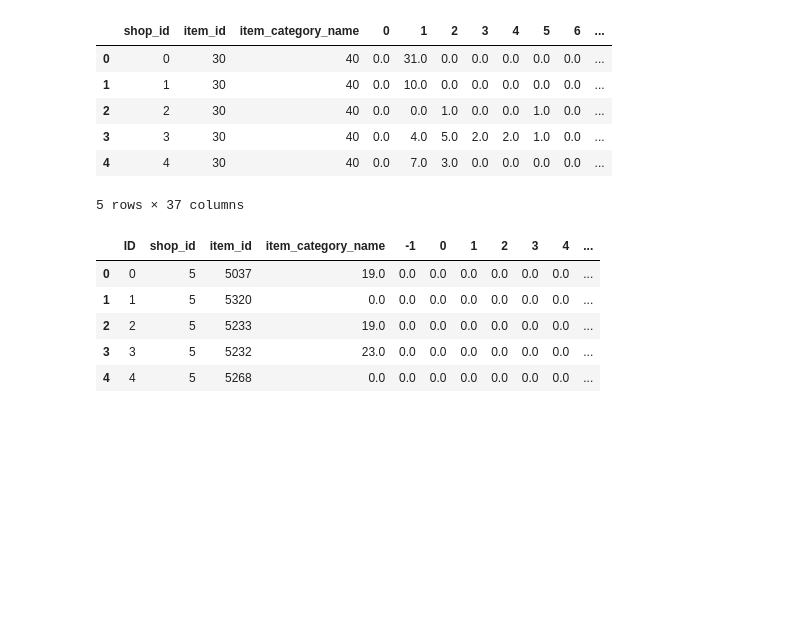
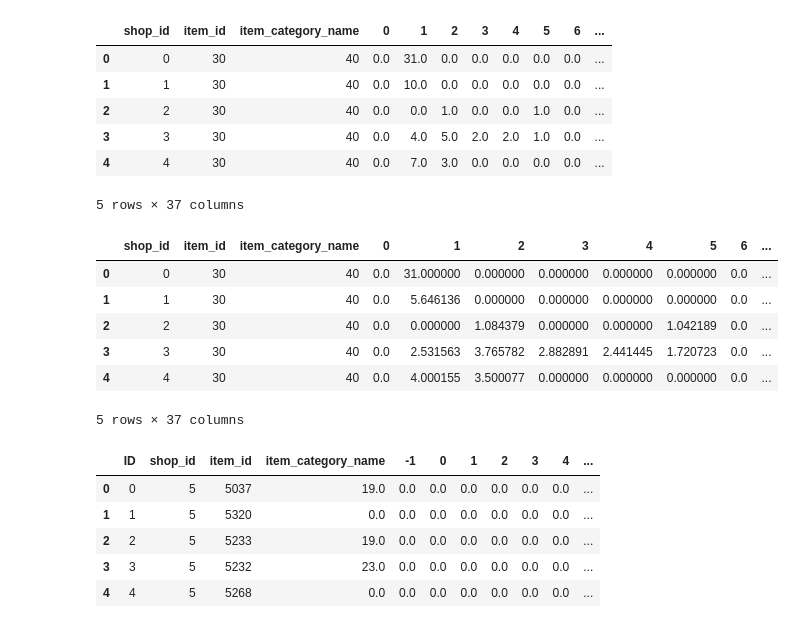
Before and after one commit to sajiaakhter/SalesForecasting, a Jupyter notebook: FutureSalesPrediction.ipynb, the cells around one changed output. Cells and saved outputs as stored; diff of their text form; code cells hidden in the pictures; blank space fills up the shorter version.

```diff
--- a/FutureSalesPrediction.ipynb
+++ b/FutureSalesPrediction.ipynb
@@ -953,5 +985,43 @@ train_df.head()
 | 3 | 3 | 30 | 40 | 0.0 | 4.0 | 5.0 | 2.0 | 2.0 | 1.0 | 0.0 | ... |
 | 4 | 4 | 30 | 40 | 0.0 | 7.0 | 3.0 | 0.0 | 0.0 | 0.0 | 0.0 | ... |
 5 rows × 37 columns
+# %%
+#add moving average to trainning datasets
+ma_sales = sales.groupby(["shop_id","item_id","date_block_num"])["item_cnt_day"].sum().reset_index("date_block_num")
+
+#ma_sales['SMA12'] = ma_sales['item_cnt_day'].rolling(12).mean()
+#ma_sales['SMA12'] = ma_sales['item_cnt_day'].expanding().mean()
+ma_sales['SMA12'] = ma_sales['item_cnt_day'].ewm(span=3).mean()
+#ma_sales['SMA12'] = ma_sales['item_cnt_day'].ewm(halflife=1).mean()
+ma_sales.dropna(inplace=True)
+
+#train_set with category id
+train_df = ma_sales.pivot_table(index=['shop_id', 'item_id'], columns='date_block_num', values='SMA12', aggfunc='sum').fillna(0.0)
+train_df = train_df.reset_index()
+train_df["shop_id"] = train_df.shop_id.astype("int")
+train_df["item_id"] = train_df.item_id.astype("int")
+
+#x = train_df[(train_df.shop_id == 5) & (train_df.item_id == 5232)]
+#y = train_df1[(train_df1.shop_id == 5) & (train_df1.item_id == 5232)]
+#print(train_df.head(),train_df1.head(),ma_sales.head())
+
+item_cat_df = items.merge(item_categories[['item_category_id','item_category_name']], how="inner", on="item_category_id")[['item_id','item_category_name']]
+item_cat_df['item_id'] = item_cat_df.item_id.astype('int')
+train_df = train_df.merge(item_cat_df, how="inner", on="item_id")
+train_df.dropna(axis=1,inplace=True)
+
+EN = preprocessing.LabelEncoder()
+
+train_df['item_category_name'] = EN.fit_transform(train_df['item_category_name'])
+train_df = train_df[['shop_id', 'item_id', 'item_category_name'] + list(range(34))]
+train_df.head()
+# %% [output]
+|  | shop_id | item_id | item_category_name | 0 | 1 | 2 | 3 | 4 | 5 | 6 | ... |
+| 0 | 0 | 30 | 40 | 0.0 | 31.000000 | 0.000000 | 0.000000 | 0.000000 | 0.000000 | 0.0 | ... |
+| 1 | 1 | 30 | 40 | 0.0 | 5.646136 | 0.000000 | 0.000000 | 0.000000 | 0.000000 | 0.0 | ... |
+| 2 | 2 | 30 | 40 | 0.0 | 0.000000 | 1.084379 | 0.000000 | 0.000000 | 1.042189 | 0.0 | ... |
+| 3 | 3 | 30 | 40 | 0.0 | 2.531563 | 3.765782 | 2.882891 | 2.441445 | 1.720723 | 0.0 | ... |
+| 4 | 4 | 30 | 40 | 0.0 | 4.000155 | 3.500077 | 0.000000 | 0.000000 | 0.000000 | 0.0 | ... |
+5 rows × 37 columns
 # %%
 ##test_set
```
Also changed, not shown: parts of 15 cells of this notebook.
